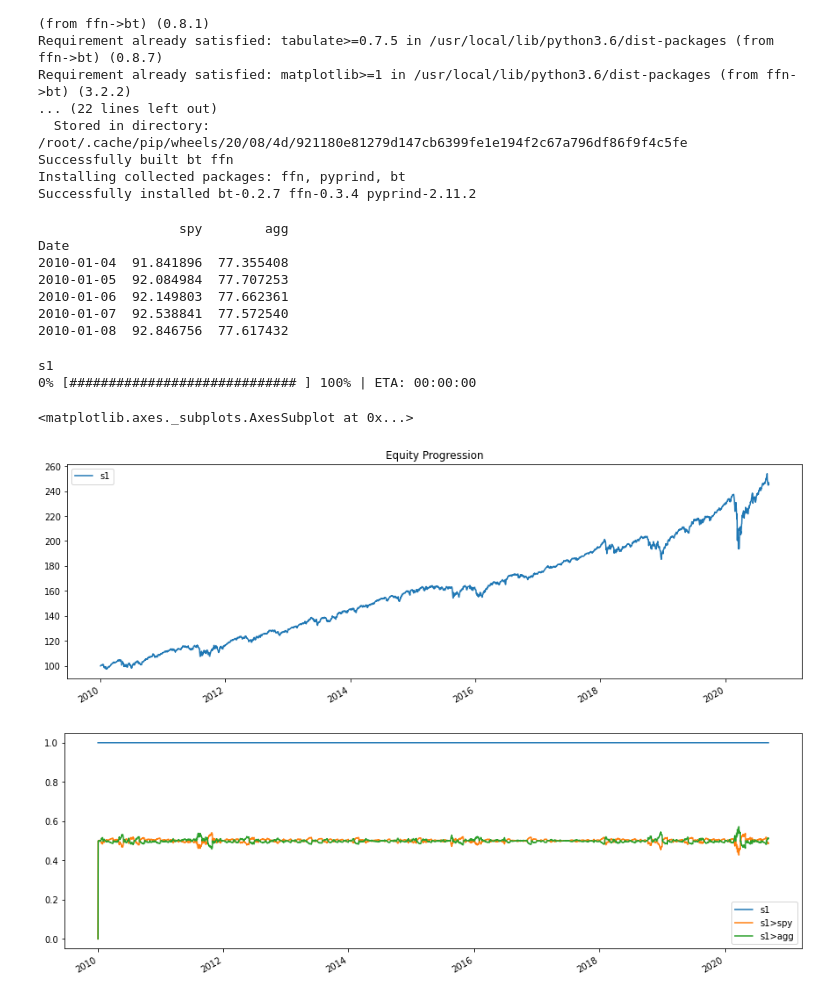
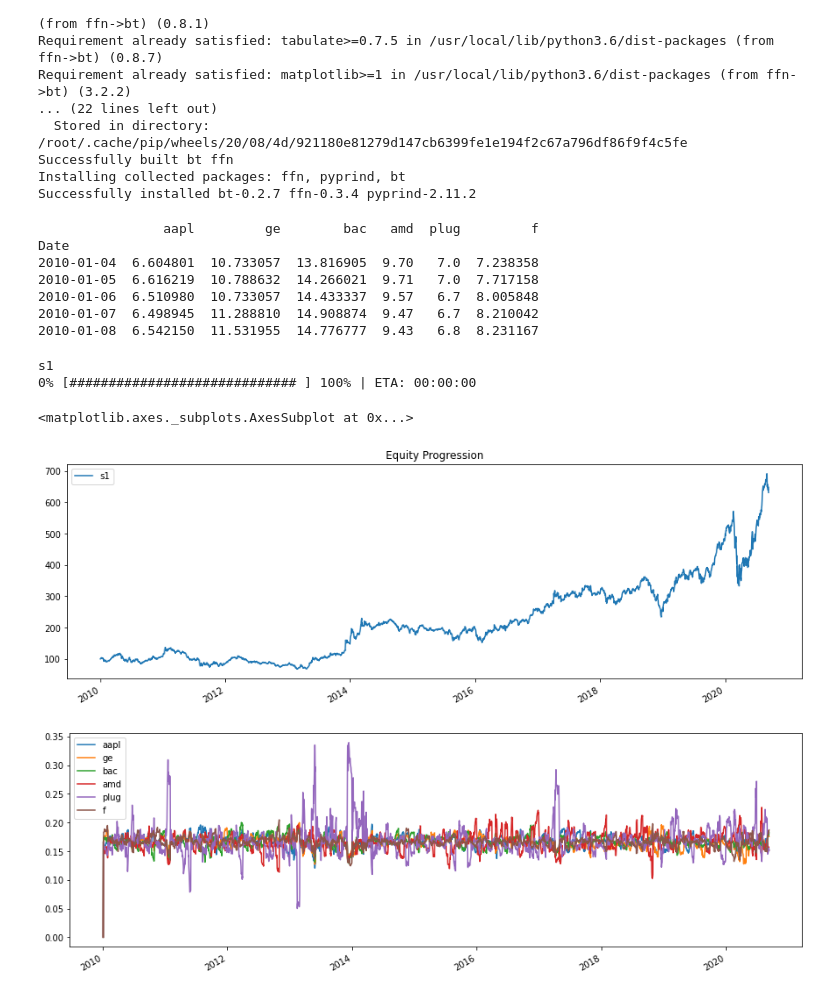
Before and after one commit to prog815/portfOptim, a Jupyter notebook: bt_starting.ipynb, the cells around one changed output. Drawn from its saved outputs; the diff is of its cells as text; code cells hidden in the pictures.

```diff
--- a/bt_starting.ipynb
+++ b/bt_starting.ipynb
@@ -26,16 +26,16 @@ import bt
 %matplotlib inline
 # %%
 # fetch some data
-data = bt.get('spy,agg', start='2010-01-01')
+data = bt.get(['AAPL','GE','BAC','AMD','PLUG','F'], start='2010-01-01')
 print( data.head())
 # %% [output]
-                  spy        agg
+                aapl         ge        bac   amd  plug         f
 Date
-2010-01-04  91.841896  77.355408
-2010-01-05  92.084984  77.707253
-2010-01-06  92.149803  77.662361
-2010-01-07  92.538841  77.572540
-2010-01-08  92.846756  77.617432
+2010-01-04  6.604801  10.733057  13.816905  9.70   7.0  7.238358
+2010-01-05  6.616219  10.788632  14.266021  9.71   7.0  7.717158
+2010-01-06  6.510980  10.733057  14.433337  9.57   6.7  8.005848
+2010-01-07  6.498945  11.288810  14.908874  9.47   6.7  8.210042
+2010-01-08  6.542150  11.531955  14.776777  9.43   6.8  8.231167
 # %%
 # create the strategy
 s = bt.Strategy('s1', [bt.algos.RunMonthly(),
@@ -54,8 +54,8 @@ s1
 res.plot()
 # %% [output]
 <matplotlib.axes._subplots.AxesSubplot at 0x...>
-[figure, old version]
+[figure, new version]
 # %%
-res.plot_weights()
+res.plot_security_weights()
 # %% [output]
-[figure, old version]
+[figure, new version]
```
Also changed, not shown: parts of 1 cell of this notebook.
